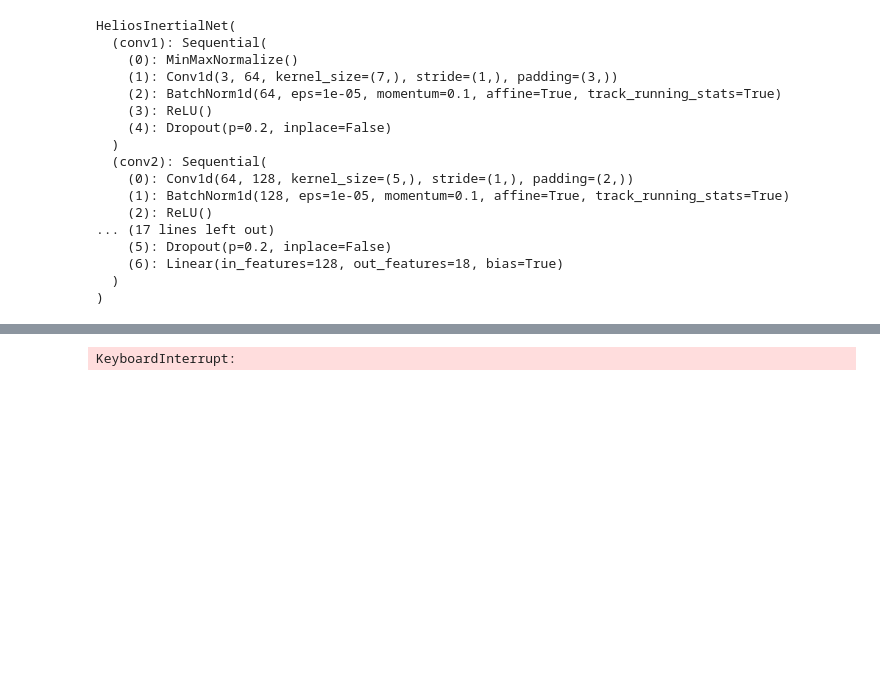
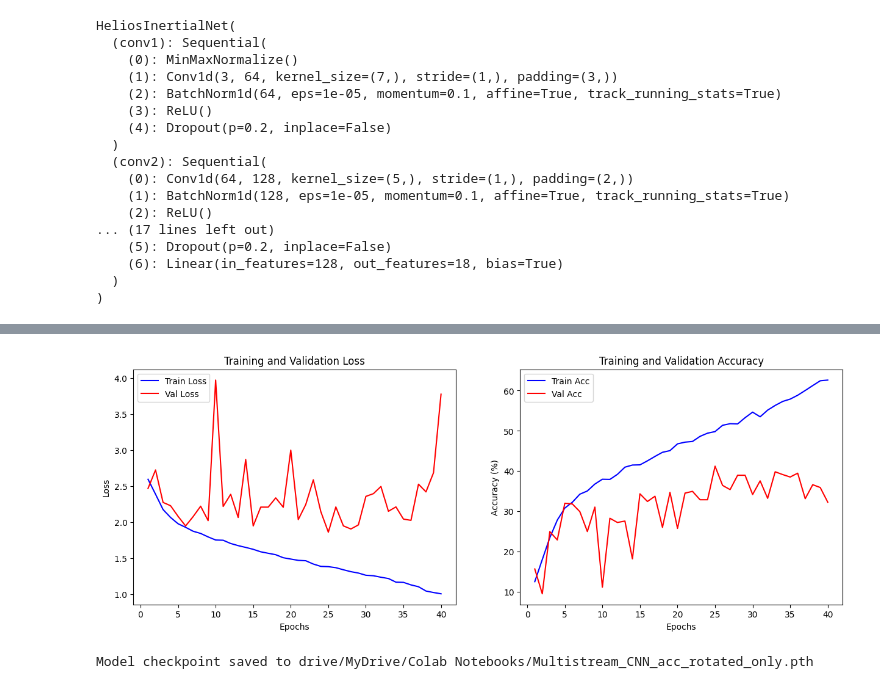
Before and after one commit to m3nadav/sadna, a Jupyter notebook: deep_learning_models.ipynb, the cells around one changed output, grey strips where cells are left out. Drawn from its saved outputs; the diff is of its cells as text; code cells hidden in the pictures; blank space fills up the shorter version.

```diff
--- a/deep_learning_models.ipynb
+++ b/deep_learning_models.ipynb
@@ -613,7 +483,6 @@ def helios_collate_fn(batch):
     # Return only what HeliosInertialNet needs
     return acc_padded, labels_stacked
 # %%
-# 1. Loss function
 criterion = nn.CrossEntropyLoss()
 
 # 2. Optimizer with higher learning rate and weight decay for regularization
@@ -628,8 +497,8 @@ scheduler = optim.lr_scheduler.ReduceLROnPlateau(
 )
 
 # 4. DataLoaders with larger batch size for stability
-train_ds = HeliosDataset(train_set)
-val_ds = HeliosDataset(val_set)
+train_ds = HeliosDataset(trainset_df)
+val_ds = HeliosDataset(valset_df)
 train_loader = DataLoader(
     train_ds,
     batch_size=16,  # Smaller batch for better gradients with LSTM
@@ -748,5 +617,59 @@ for epoch in range(num_epochs):
         break
 
 print(f"\n✅ Training complete! Best validation accuracy: {best_val_acc*100:.2f}%")
+
+def plot_results():
+    epochs = range(1, len(history['train_loss']) + 1)
+    fig, (ax1, ax2) = plt.subplots(1, 2, figsize=(15, 5))
+
+    # Loss Plot
+    ax1.plot(epochs, history['train_loss'], 'b-', label='Train Loss')
+    ax1.plot(epochs, history['val_loss'], 'r-', label='Val Loss')
+    ax1.set_title('Training and Validation Loss')
+    ax1.set_xlabel('Epochs')
+    ax1.set_ylabel('Loss')
+    ax1.legend()
+
+    # Accuracy Plot
+    ax2.plot(epochs, history['train_acc'], 'b-', label='Train Acc')
+    ax2.plot(epochs, history['val_acc'], 'r-', label='Val Acc')
+    ax2.set_title('Training and Validation Accuracy')
+    ax2.set_xlabel('Epochs')
+    ax2.set_ylabel('Accuracy (%)')
+    ax2.legend()
+
+    plt.show()
+
+plot_results()
+
+def save_model_and_metadata(model, optimizer, gesture_map, history, train_seq_ids, val_seq_ids, test_seq_ids, scheduler, filepath='model_checkpoint.pth'):
+    """
+    Saves the model's state_dict, optimizer's state_dict, gesture map, training history,
+    the sequence IDs for train, validation, and test sets, and the scheduler's state.
+    """
+
+    checkpoint = {
+        'model_state_dict': model.state_dict(),
+        'optimizer_state_dict': optimizer.state_dict(),
+        'scheduler_state_dict': scheduler.state_dict(), # Added scheduler state
+        'gesture_map': gesture_map,
+        'history': history,
+        'num_classes': len(gesture_map),
+        'train_sequence_ids': train_seq_ids,
+        'val_sequence_ids': val_seq_ids,
+        'test_sequence_ids': test_seq_ids
+    }
+    torch.save(checkpoint, filepath)
+    print(f"Model checkpoint saved to {filepath}")
+
+# Assuming `model`, `optimizer`, `gesture_map`, `history`, and `scheduler` are available from previous cells
+# Extract unique sequence IDs from the dataframes
+train_seq_ids = trainset_df['sequence_id'].unique().tolist()
+val_seq_ids = valset_df['sequence_id'].unique().tolist()
+test_seq_ids = testset_df['sequence_id'].unique().tolist()
+
+save_model_and_metadata(model, optimizer, gesture_map, history, train_seq_ids,
+                        val_seq_ids, test_seq_ids, scheduler,
+                        filepath='drive/MyDrive/Colab Notebooks/Multistream_CNN_acc_rotated_only.pth')
 # %% [output]
 Using device: cpu
@@ -754 +692,2 @@ Epoch [1/100] | Train Loss: 2.6066 Acc: 12.36% | Val Loss: 2.5165 Acc: 13.26% |
+[figure, added]
-KeyboardInterrupt:
+Model checkpoint saved to drive/MyDrive/Colab Notebooks/Multistream_CNN_acc_rotated_only.pth
```
Also changed, not shown: parts of 50 cells of this notebook.
